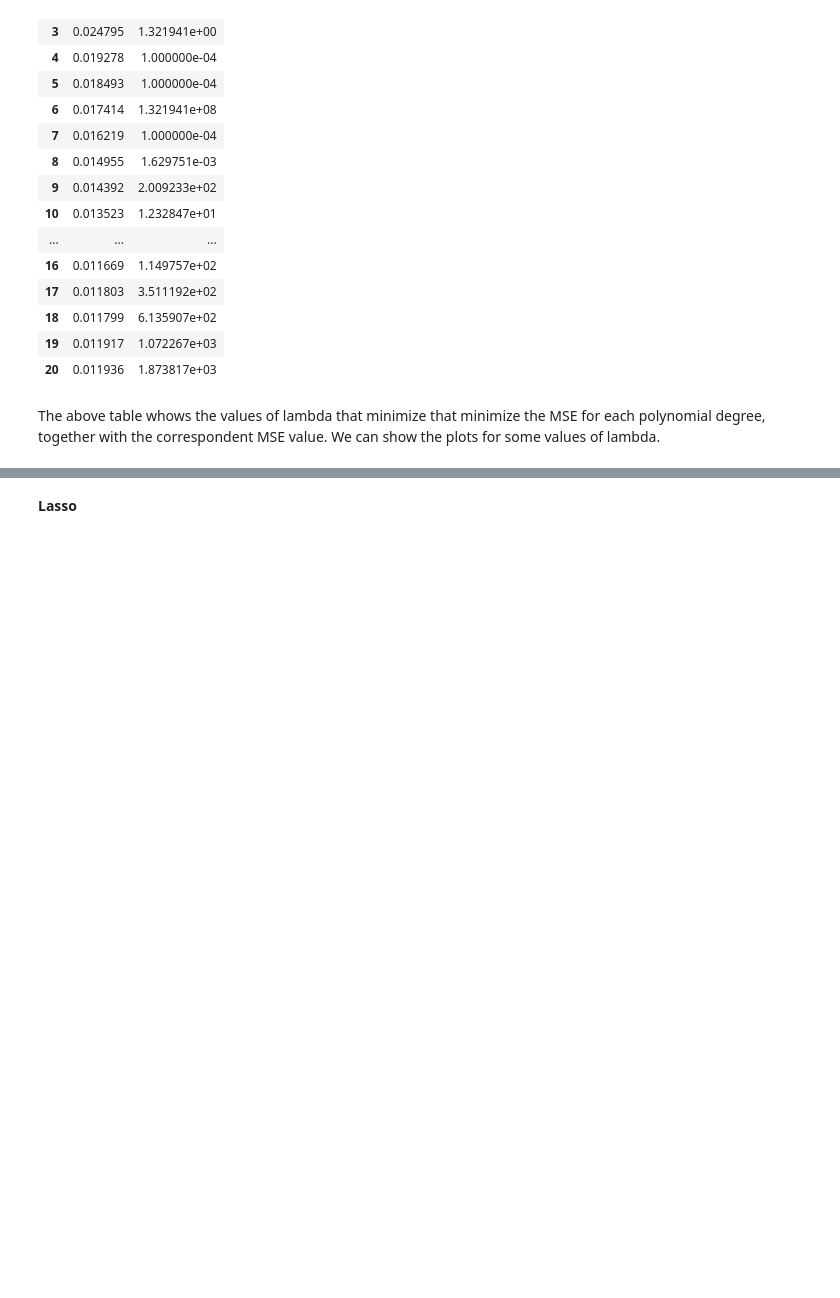
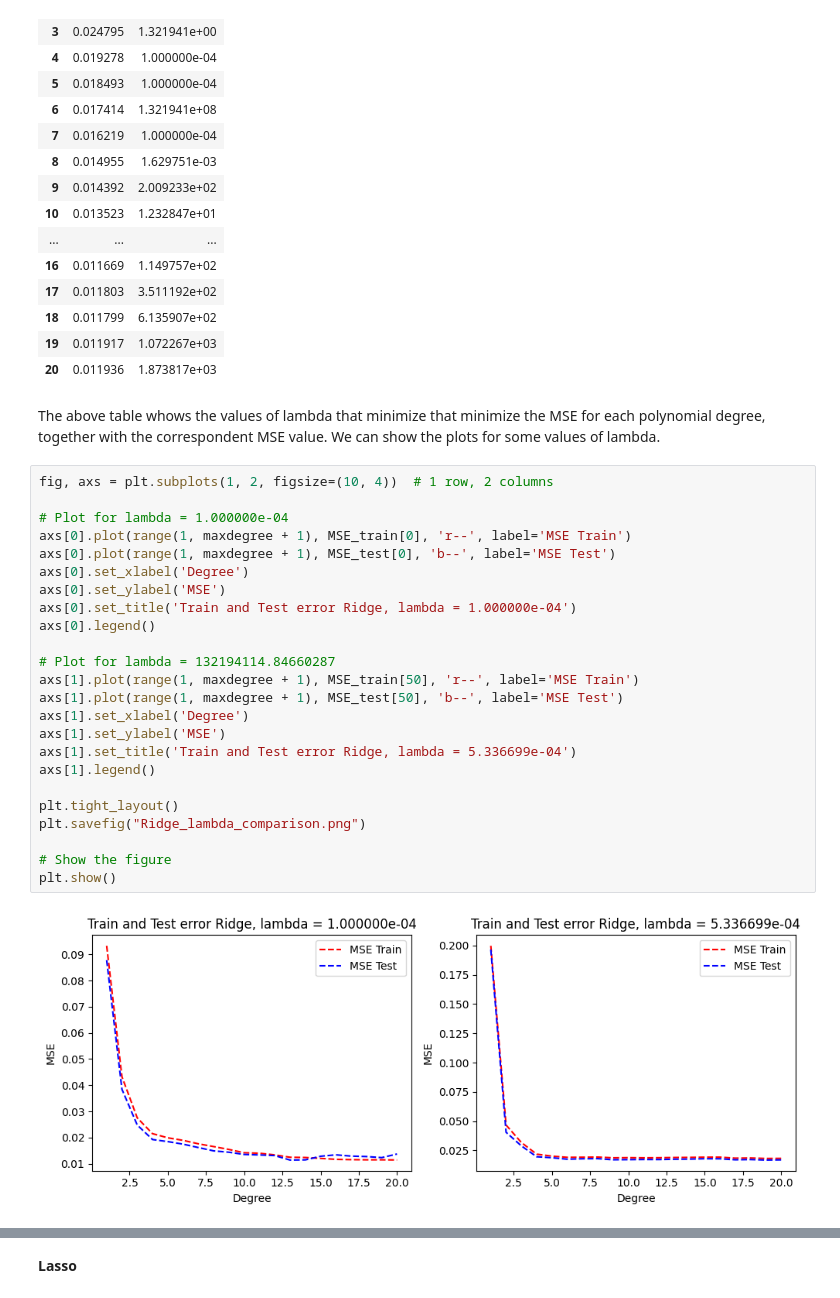
Before and after one commit to alessiasanfelici/FYS-STK4155, a Jupyter notebook: Project bozza/Exercise g.ipynb, the cells around one changed output, grey strips where cells are left out. Drawn from its saved outputs; the diff is of its cells as text; blank space fills up the shorter version.

```diff
--- a/Project bozza/Exercise g.ipynb
+++ b/Project bozza/Exercise g.ipynb
@@ -226,4 +226,30 @@ MSE_Ridge_df
 | 20 | 0.011936 | 1.873817e+03 |
 # %% [markdown]
 The above table whows the values of lambda that minimize that minimize the MSE for each polynomial degree, together with the correspondent MSE value. We can show the plots for some values of lambda.
+# %%
+fig, axs = plt.subplots(1, 2, figsize=(10, 4))  # 1 row, 2 columns
+
+# Plot for lambda = 1.000000e-04
+axs[0].plot(range(1, maxdegree + 1), MSE_train[0], 'r--', label='MSE Train')
+axs[0].plot(range(1, maxdegree + 1), MSE_test[0], 'b--', label='MSE Test')
+axs[0].set_xlabel('Degree')
+axs[0].set_ylabel('MSE')
+axs[0].set_title('Train and Test error Ridge, lambda = 1.000000e-04')
+axs[0].legend()
+
+# Plot for lambda = 132194114.84660287
+axs[1].plot(range(1, maxdegree + 1), MSE_train[50], 'r--', label='MSE Train')
+axs[1].plot(range(1, maxdegree + 1), MSE_test[50], 'b--', label='MSE Test')
+axs[1].set_xlabel('Degree')
+axs[1].set_ylabel('MSE')
+axs[1].set_title('Train and Test error Ridge, lambda = 5.336699e-04')
+axs[1].legend()
+
+plt.tight_layout()
+plt.savefig("Ridge_lambda_comparison.png")
+
+# Show the figure
+plt.show()
+# %% [output]
+[figure, added]
 # %%
```
Also changed, not shown: parts of 4 cells of this notebook, 2 other files.
